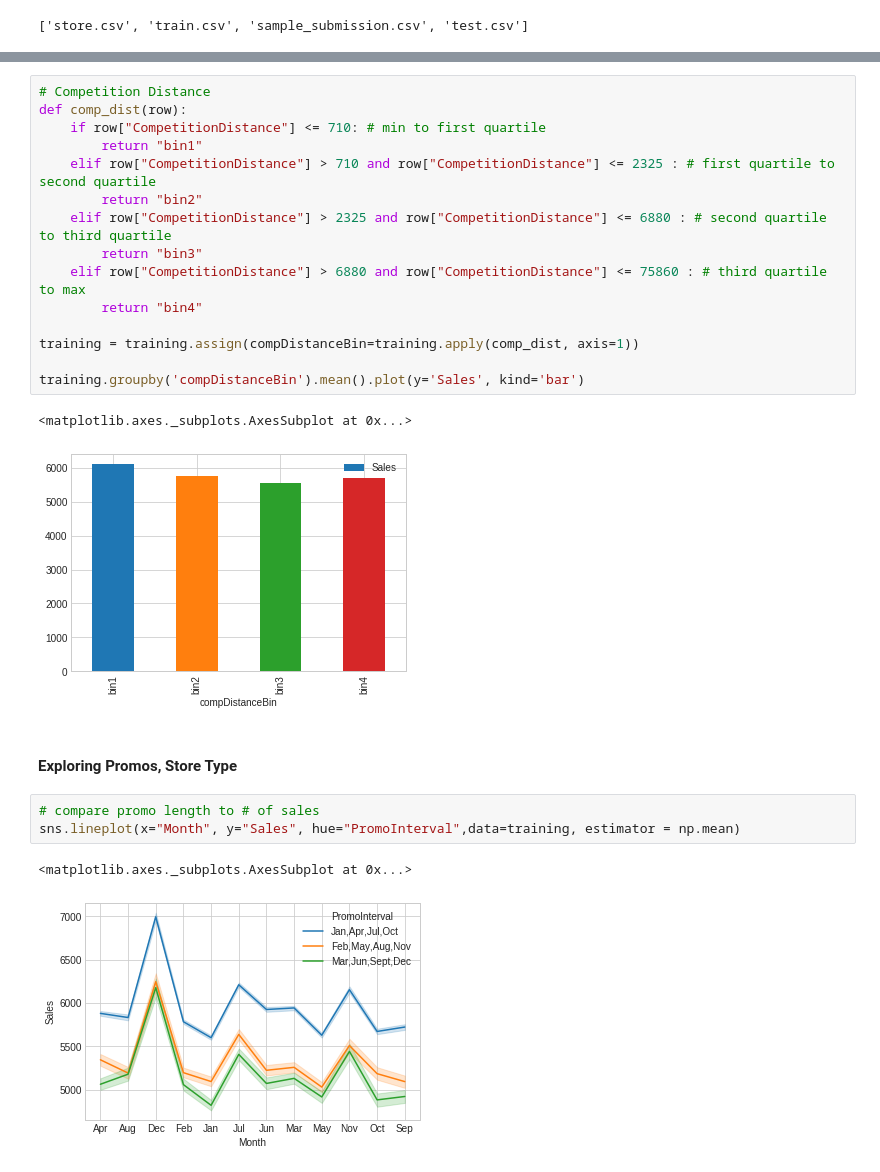
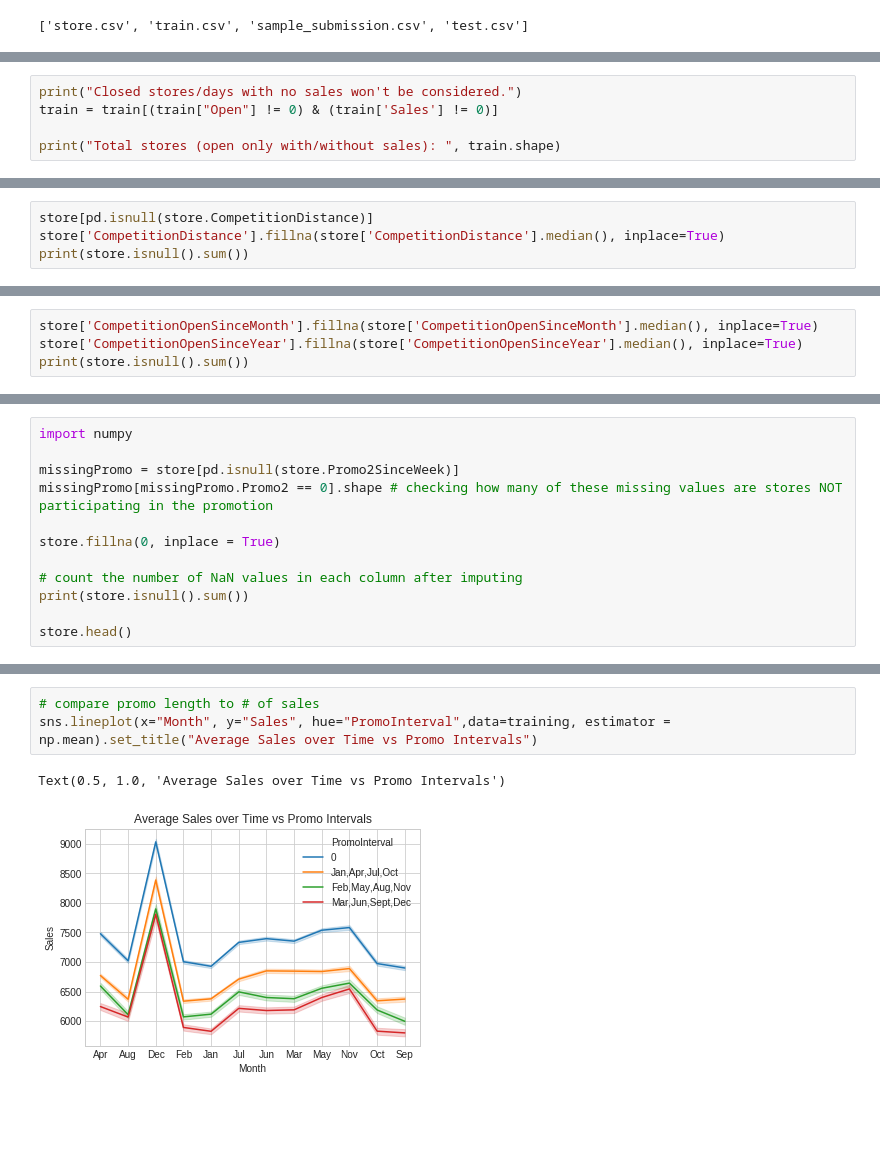
Before and after one commit to tiffanyhsu001/kaggle-rossmann, a Jupyter notebook: Exploratory_Analysis.ipynb, the cells around one changed output, grey strips where cells are left out. Cells and saved outputs as stored; diff of their text form; blank space fills up the shorter version.

Commit message:
data exploration updated

```diff
--- a/Exploratory_Analysis.ipynb
+++ b/Exploratory_Analysis.ipynb
@@ -66,0 +33,5 @@ dtype: int64
+# %%
+print("Closed stores/days with no sales won't be considered.")
+train = train[(train["Open"] != 0) & (train['Sales'] != 0)]
+
+print("Total stores (open only with/without sales): ", train.shape)
@@ -66,0 +57,4 @@ dtype: int64
+# %%
+store[pd.isnull(store.CompetitionDistance)]
+store['CompetitionDistance'].fillna(store['CompetitionDistance'].median(), inplace=True)
+print(store.isnull().sum())
@@ -66,0 +75,4 @@ dtype: int64
+# %%
+store['CompetitionOpenSinceMonth'].fillna(store['CompetitionOpenSinceMonth'].median(), inplace=True)
+store['CompetitionOpenSinceYear'].fillna(store['CompetitionOpenSinceYear'].median(), inplace=True)
+print(store.isnull().sum())
@@ -66,0 +93,12 @@ dtype: int64
+# %%
+import numpy
+
+missingPromo = store[pd.isnull(store.Promo2SinceWeek)]
+missingPromo[missingPromo.Promo2 == 0].shape # checking how many of these missing values are stores NOT participating in the promotion
+
+store.fillna(0, inplace = True)
+
+# count the number of NaN values in each column after imputing
+print(store.isnull().sum())
+
+store.head()
@@ -192,27 +288,7 @@ plt.show()
-# %%
-# Competition Distance
-def comp_dist(row):
-    if row["CompetitionDistance"] <= 710: # min to first quartile
-        return "bin1"
-    elif row["CompetitionDistance"] > 710 and row["CompetitionDistance"] <= 2325 : # first quartile to second quartile
-        return "bin2"
-    elif row["CompetitionDistance"] > 2325 and row["CompetitionDistance"] <= 6880 : # second quartile to third quartile
-        return "bin3"
-    elif row["CompetitionDistance"] > 6880 and row["CompetitionDistance"] <= 75860 : # third quartile to max
-        return "bin4"
-
-training = training.assign(compDistanceBin=training.apply(comp_dist, axis=1))
-
-training.groupby('compDistanceBin').mean().plot(y='Sales', kind='bar')
-# %% [output]
-<matplotlib.axes._subplots.AxesSubplot at 0x...>
-[figure, removed]
-# %% [markdown]
-#### Exploring Promos, Store Type
 # %%
 # compare promo length to # of sales
-sns.lineplot(x="Month", y="Sales", hue="PromoInterval",data=training, estimator = np.mean)
+sns.lineplot(x="Month", y="Sales", hue="PromoInterval",data=training, estimator = np.mean).set_title("Average Sales over Time vs Promo Intervals")
 # %% [output]
-<matplotlib.axes._subplots.AxesSubplot at 0x...>
+Text(0.5, 1.0, 'Average Sales over Time vs Promo Intervals')
-[figure, old version]
+[figure, new version]
 # %%
```
Also changed, not shown: parts of 31 cells of this notebook.
